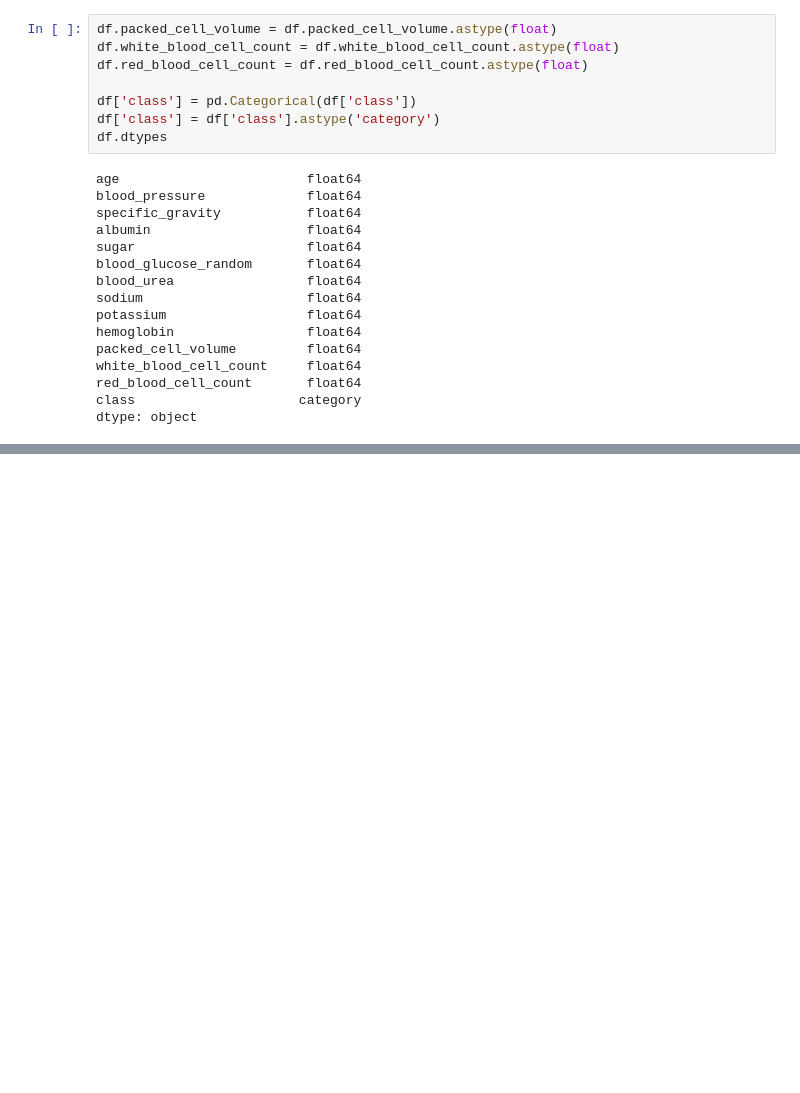
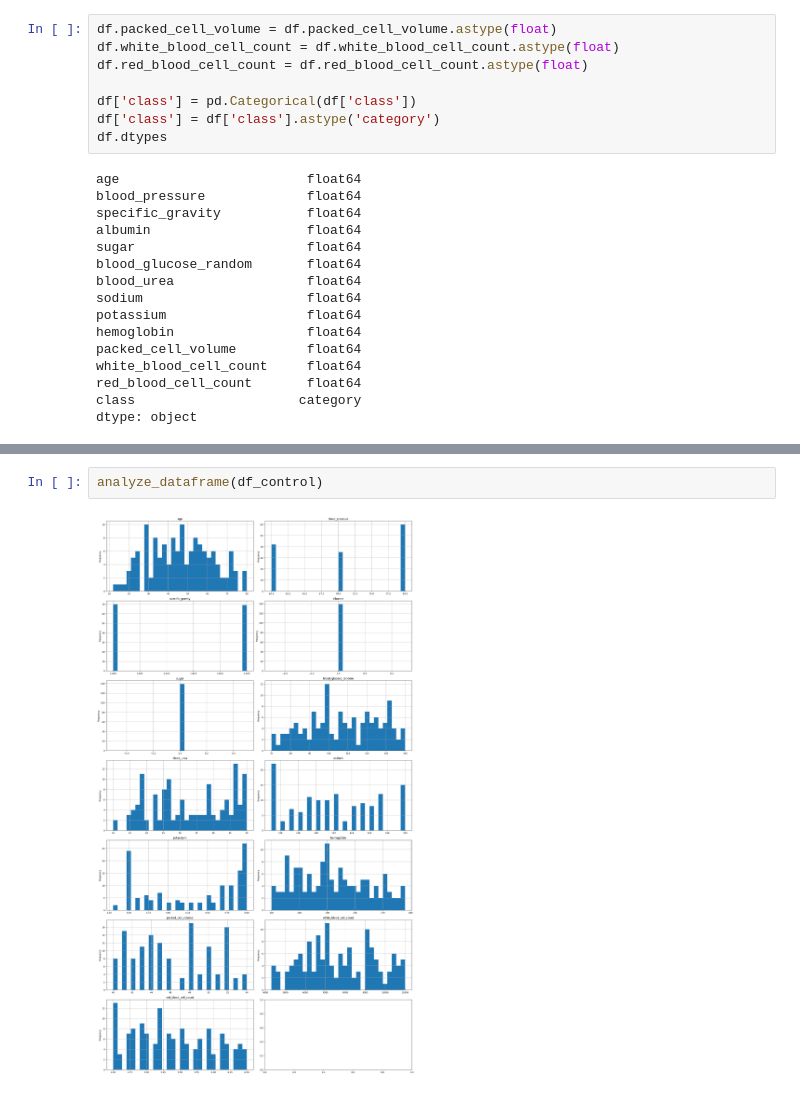
Before and after one commit to kassu11/machine-learning-AMK, a Jupyter notebook: data_preprocessing/ckd.ipynb, the cells around one changed output, grey strips where cells are left out. Saved outputs shown, nothing was run; the diff lists cells and outputs as text; blank space fills up the shorter version.

```diff
--- a/data_preprocessing/ckd.ipynb
+++ b/data_preprocessing/ckd.ipynb
@@ -131,0 +226,4 @@ df['class'].unique()
+# %%
+analyze_dataframe(df_control)
+# %% [output]
+[figure, added]
```
Also changed, not shown: parts of 8 cells of this notebook.
